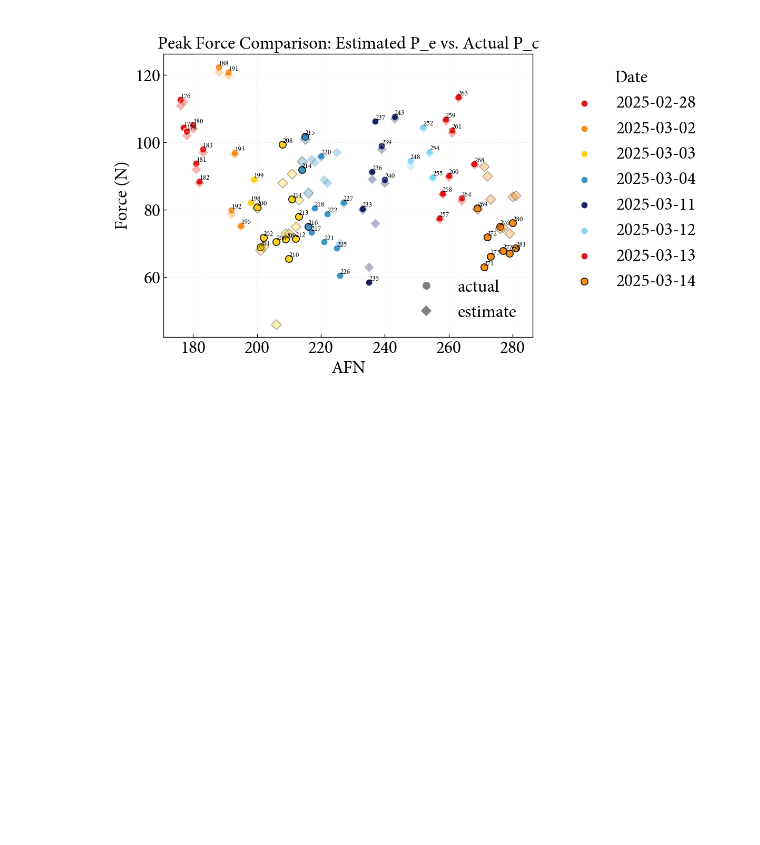
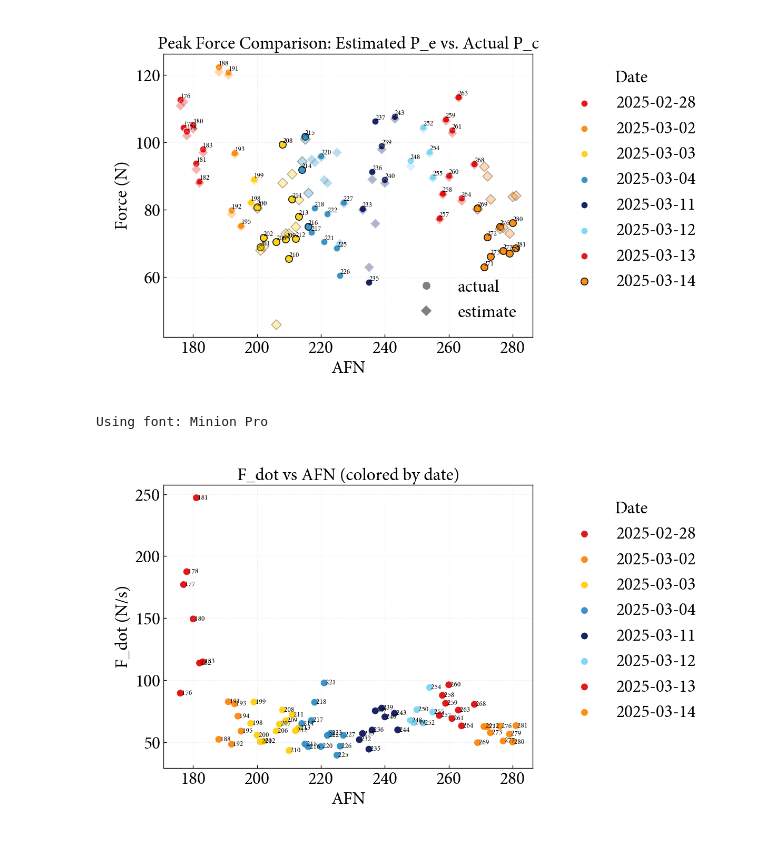
Before and after one commit to valdam95/Mode3DC, a Jupyter notebook: M3DC_Notebook.ipynb, the cells around one changed output. Cells and saved outputs as stored; diff of their text form; code cells hidden in the pictures; blank space fills up the shorter version.

```diff
--- a/M3DC_Notebook.ipynb
+++ b/M3DC_Notebook.ipynb
@@ -402,6 +420,11 @@ vis.plot_pe_vs_afn_compare(M3DC_raw)
 # %% [output]
 Using font: Minion Pro
 [figure]
+# %%
+vis.plot_column_over_time(M3DC_raw, 'F_dot', M3DC_raw_info)
+# %% [output]
+Using font: Minion Pro
+[figure, added]
 # %%
 afn_to_check = 201
 M3DC_raw.loc[M3DC_raw['AFN'] == afn_to_check]
```
Also changed, not shown: parts of 10 cells of this notebook, 3 other files.
